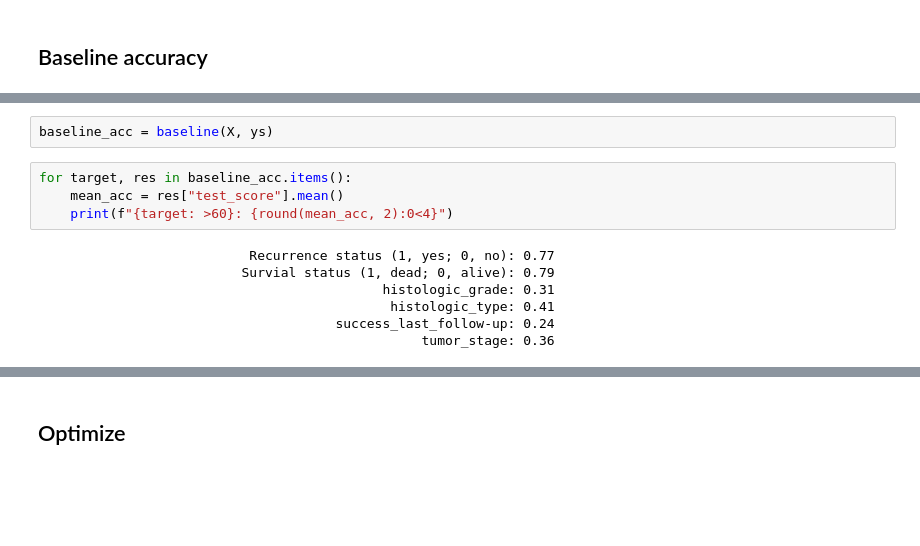
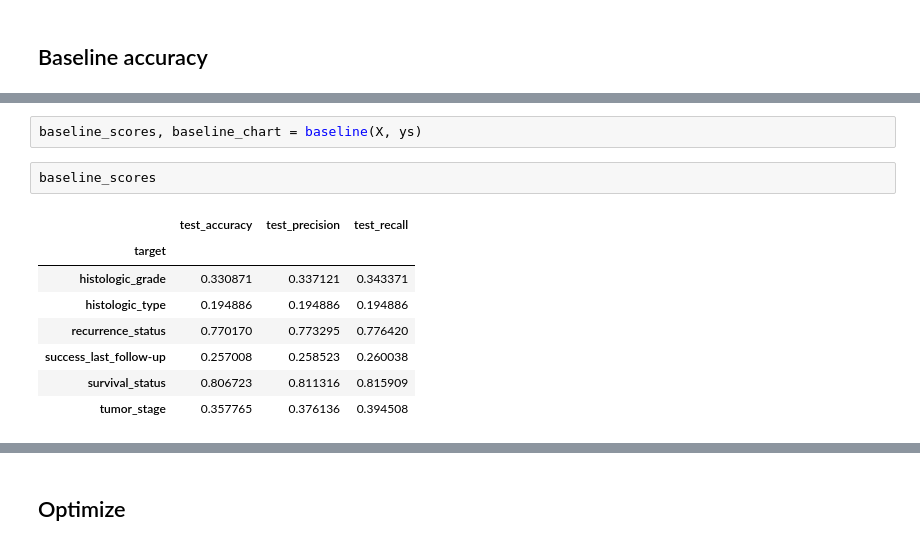
Before and after one commit to caleb-lindgren/deltaCorrML, a Jupyter notebook: mlp.ipynb, the cells around one changed output, grey strips where cells are left out. Drawn from its saved outputs; the diff is of its cells as text; blank space fills up the shorter version.

```diff
--- a/mlp.ipynb
+++ b/mlp.ipynb
@@ -66,13 +115,13 @@ def baseline(X, ys):
 # %%
-baseline_acc = baseline(X, ys)
+baseline_scores, baseline_chart = baseline(X, ys)
-# %%
-for target, res in baseline_acc.items():
-    mean_acc = res["test_score"].mean()
-    print(f"{target: >60}: {round(mean_acc, 2):0<4}")
-# %% [output]
-                           Recurrence status (1, yes; 0, no): 0.77
-                          Survial status (1, dead; 0, alive): 0.79
-                                            histologic_grade: 0.31
-                                             histologic_type: 0.41
-                                      success_last_follow-up: 0.24
-                                                 tumor_stage: 0.36
+# %%
+baseline_scores
+# %% [output]
+|  | test_accuracy | test_precision | test_recall |
+| target |  |  |  |
+| histologic_grade | 0.330871 | 0.337121 | 0.343371 |
+| histologic_type | 0.194886 | 0.194886 | 0.194886 |
+| recurrence_status | 0.770170 | 0.773295 | 0.776420 |
+| success_last_follow-up | 0.257008 | 0.258523 | 0.260038 |
+| survival_status | 0.806723 | 0.811316 | 0.815909 |
+| tumor_stage | 0.357765 | 0.376136 | 0.394508 |
```
Also changed, not shown: parts of 27 cells of this notebook, 6 other files.
